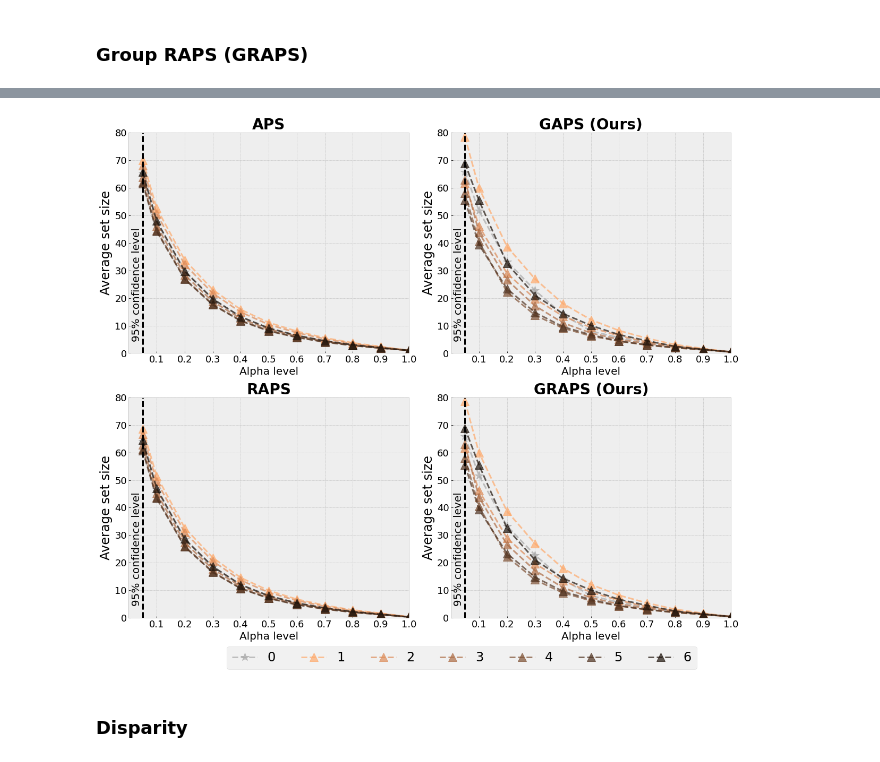
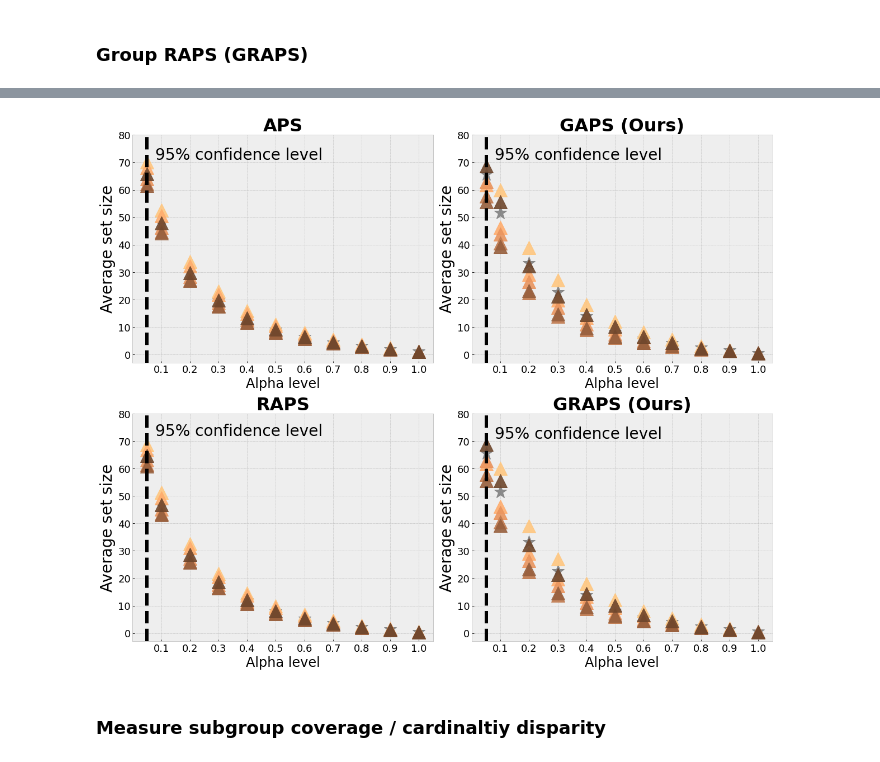
Before and after one commit to clu5/AAAI-22, a Jupyter notebook: notebooks/fitz.ipynb, the cells around one changed output, grey strips where cells are left out. Drawn from its saved outputs; the diff is of its cells as text; code cells hidden in the pictures.

```diff
--- a/notebooks/fitz.ipynb
+++ b/notebooks/fitz.ipynb
@@ -70,10 +70,10 @@ class_dict_9 = {'benign dermal': 0, 'benign epidermal': 1, 'benign melanocyte':
 import matplotlib.pyplot as plt
 import numpy as np
 
-colors = plt.cm.copper_r(np.linspace(0, 0.9, 7))
+SKIN_COLORS = plt.cm.copper_r(np.linspace(0, 0.65, 6))
 fontsize=24
 
-classes = ['Benign', 'Malignant', 'Non-neoplastic']
+classes = ['Benign', 'Malignant', 'Non-\nneoplastic']
 
 x = np.arange(len(classes))  # the label locations
 width = 0.12  # the width of the bars
@@ -81,7 +81,7 @@ width = 0.12  # the width of the bars
 fig, ax = plt.subplots(figsize=(16, 12))
 
 f0 = ax.barh(
-    x - 3*width,
+    x + 3*width,
     list(
         map(
             lambda x: x[1],
@@ -94,7 +94,7 @@ f0 = ax.barh(
     width, label='0 (Missing)', color='gray',
 )
 f1 = ax.barh(
-    x - 2*width,
+    x + 2*width,
     list(
         map(
             lambda x: x[1],
@@ -107,7 +107,7 @@ f1 = ax.barh(
     width, label='1', color=colors[0]
 )
 f2 = ax.barh(
-    x - width,
+    x + width,
     list(
         map(
             lambda x: x[1],
@@ -133,7 +133,7 @@ f3 = ax.barh(
     width, label='3', color=colors[2]
 )
 f4 = ax.barh(
-    x + width,
+    x - width,
     list(
         map(
             lambda x: x[1],
@@ -146,7 +146,7 @@ f4 = ax.barh(
     width, label='4', color=colors[3]
 )
 f5 = ax.barh(
-    x + 2*width,
+    x - 2*width,
     list(
         map(
             lambda x: x[1],
@@ -159,7 +159,7 @@ f5 = ax.barh(
     width, label='5', color=colors[4]
 )
 f6 = ax.barh(
-    x + 3*width,
+    x - 3*width,
     list(
         map(
             lambda x: x[1],
@@ -642,7 +691,7 @@ plt.show()
 * Calibration set for correct marginal coverage
 * Parameterized regulaization penality $\lambda$ and $K$
 # %%
-K_REG = 20
+K_REG = 1
 LAMBDA = 1e-4
 
 penalty = np.zeros((1, C))
@@ -1065,17 +1055,17 @@ plt.savefig('/Users/charles.lu/AAAI/figures/fitz-subgroup-coverage.png')
 # %%
-fontsize=24
+fontsize=28
 labelsize=18
 marker = '^'
-ms = 16
-ls = '--'
-lw=3
-alpha=0.7
+ms = 24
+ls = ''
+lw=6
+alpha=0.9
 xticks = np.arange(0.1, 1.1, 0.1)
-xlim = (0, 1)
-ylim = (0, 80)
+xlim = (0, 1.05)
+ylim = (-3, 80)
 
 fig, ax = plt.subplots(nrows=2, ncols=2, figsize=(17, 14), sharex=False, sharey=False)
-color = plt.cm.copper_r(np.linspace(0, 0.9, 7))
+# color = plt.cm.copper_r(np.linspace(0, 0.9, 7))
 
 # for i, (k, v) in enumerate(naive_subgroup_cardinality_mean.items()):
 #     ax[0, 0].plot(ALPHAS, v, label=f'{k}', ls=ls, lw=lw, marker=marker if i != 0 else '*', ms=ms, alpha=alpha, c=color[i] if i != 0 else 'darkgray')
@@ -1087,9 +1077,9 @@ color = plt.cm.copper_r(np.linspace(0, 0.9, 7))
 # ax[0, 0].tick_params(axis='y', labelsize=labelsize)
 
 for i, (k, v) in enumerate(aps_subgroup_cardinality_mean.items()):
-    ax[0, 0].plot(ALPHAS, v, label=f'{k}', ls=ls, lw=lw, marker=marker if i != 0 else '*', ms=ms, alpha=alpha, c=color[i] if i != 0 else 'darkgray')
-ax[0, 0].axvline(x=0.05, color="black", linestyle="--", lw=lw)
-ax[0, 0].text(0.01, 5, '95% confidence level', rotation=90, fontsize=fontsize - 4)
+    ax[0, 0].plot(ALPHAS, v, label=f'{k}', ls=ls, lw=lw, marker=marker if i != 0 else '*', ms=ms, alpha=alpha, c=SKIN_COLORS[i-1] if i != 0 else 'gray')
+ax[0, 0].axvline(x=0.05, color="black", linestyle='--', lw=lw)
+ax[0, 0].text(0.08, 71, '95% confidence level', rotation=0, fontsize=fontsize)
 ax[0, 0].set_xlim(*xlim)
 ax[0, 0].set_ylim(*ylim)
 ax[0, 0].set_title('APS', fontsize=fontsize + 4, fontweight='bold')
@@ -1100,48 +1090,47 @@ ax[0, 0].tick_params(axis='x', labelsize=labelsize)
 ax[0, 0].tick_params(axis='y', labelsize=labelsize)
 
 for i, (k, v) in enumerate(raps_subgroup_cardinality_mean.items()):
-    ax[1, 0].plot(ALPHAS, v, label=f'{k}', ls=ls, lw=lw, marker=marker if i != 0 else '*', ms=ms, alpha=alpha, c=color[i] if i != 0 else 'darkgray')
-ax[1, 0].axvline(x=0.05, color="black", linestyle="--", lw=lw)
-ax[1, 0].text(0.01, 5, '95% confidence level', rotation=90, fontsize=fontsize - 4)
+    ax[1, 0].plot(ALPHAS, v, label=f'{k}', ls=ls, lw=lw, marker=marker if i != 0 else '*', ms=ms, alpha=alpha, c=SKIN_COLORS[i-1] if i != 0 else 'gray')
+ax[1, 0].axvline(x=0.05, color="black", linestyle='--', lw=lw)
+ax[1, 0].text(0.08, 72, '95% confidence level', rotation=0, fontsize=fontsize)
 ax[1, 0].set_xlim(*xlim)
 ax[1, 0].set_ylim(*ylim)
 ax[1, 0].set_title('RAPS', fontsize=fontsize + 4, fontweight='bold')
 ax[1, 0].set_xlabel('Alpha level', fontsize=fontsize-4)
 ax[1, 0].set_ylabel('Average set size', fontsize=fontsize)
 ax[1, 0].set_xticks(xticks)
 ax[1, 0].tick_params(axis='x', labelsize=labelsize)
 ax[1, 0].tick_params(axis='y', labelsize=labelsize)
 
 for i, (k, v) in enumerate(graps_subgroup_cardinality_mean.items()):
-    ax[0, 1].plot(ALPHAS, v, label=f'{k}', ls=ls, lw=lw, marker=marker if i != 0 else '*', ms=ms, alpha=alpha, c=color[i] if i != 0 else 'darkgray')
-ax[0, 1].axvline(x=0.05, color="black", linestyle="--", lw=lw)
-ax[0, 1].text(0.01, 5, '95% confidence level', rotation=90, fontsize=fontsize - 4)
+    ax[0, 1].plot(ALPHAS, v, label=f'{k}', ls=ls, lw=lw, marker=marker if i != 0 else '*', ms=ms, alpha=alpha, c=SKIN_COLORS[i-1] if i != 0 else 'gray')
+ax[0, 1].axvline(x=0.05, color="black", linestyle='--', lw=lw)
+ax[0, 1].text(0.08, 71, '95% confidence level', rotation=0, fontsize=fontsize)
 ax[0, 1].set_xlim(*xlim)
 ax[0, 1].set_ylim(*ylim)
 ax[0, 1].set_title('GAPS (Ours)', fontsize=fontsize + 4, fontweight='bold')
 ax[0, 1].set_xlabel('Alpha level', fontsize=fontsize-4)
 ax[0, 1].set_ylabel('Average set size', fontsize=fontsize)
 ax[0, 1].set_xticks(xticks)
 ax[0, 1].tick_params(axis='x', labelsize=labelsize)
 ax[0, 1].tick_params(axis='y', labelsize=labelsize)
 
 for i, (k, v) in enumerate(graps_subgroup_cardinality_mean.items()):
-    ax[1, 1].plot(ALPHAS, v, label=f'{k}', ls=ls, lw=lw, marker=marker if i != 0 else '*', ms=ms, alpha=alpha, c=color[i] if i != 0 else 'darkgray')
-ax[1, 1].axvline(x=0.05, color="black", linestyle="--", lw=lw)
-ax[1, 1].text(0.01, 5,'95% confidence level', rotation=90, fontsize=fontsize - 4)
+    ax[1, 1].plot(ALPHAS, v, label=f'{k}', ls=ls, lw=lw, marker=marker if i != 0 else '*', ms=ms, alpha=alpha, c=SKIN_COLORS[i-1] if i != 0 else 'gray')
+ax[1, 1].axvline(x=0.05, color="black", linestyle='--', lw=lw)
+ax[1, 1].text(0.08, 71, '95% confidence level', rotation=0, fontsize=fontsize)
 ax[1, 1].set_xlim(*xlim)
 ax[1, 1].set_ylim(*ylim)
 ax[1, 1].set_title('GRAPS (Ours)', fontsize=fontsize + 4, fontweight='bold')
 ax[1, 1].set_xlabel('Alpha level', fontsize=fontsize-4)
 ax[1, 1].set_ylabel('Average set size', fontsize=fontsize)
 ax[1, 1].set_xticks(xticks)
 ax[1, 1].tick_params(axis='x', labelsize=labelsize)
 ax[1, 1].tick_params(axis='y', labelsize=labelsize)
 
 plt.tight_layout()
-plt.legend(fontsize=fontsize, bbox_to_anchor=(0.90, -0.10, 0, 0), ncol=7)
-plt.savefig('/Users/charles.lu/AAAI/figures/fitz-subgroup-cardinality.png')
+# plt.legend(fontsize=fontsize, bbox_to_anchor=(0.95, -0.12, 0, 0), ncol=7)
+plt.savefig(fig_dir / 'fitz-subgroup-cardinality.png')
+plt.show()
 # %% [output]
-[figure, old version]
+[figure, new version]
-# %% [markdown]
-### Disparity
@@ -1153,3 +1137,5 @@ for k, df in test_dfs.items():
+# %% [markdown]
+### Measure subgroup coverage / cardinaltiy disparity
 # %%
 def get_diff(res):
     diff = []
```
Also changed, not shown: parts of 88 cells of this notebook.
